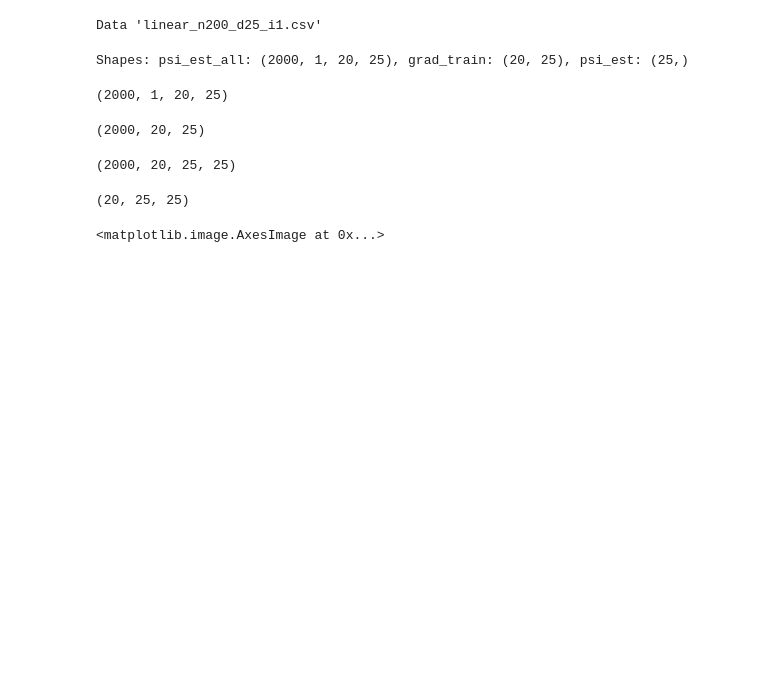
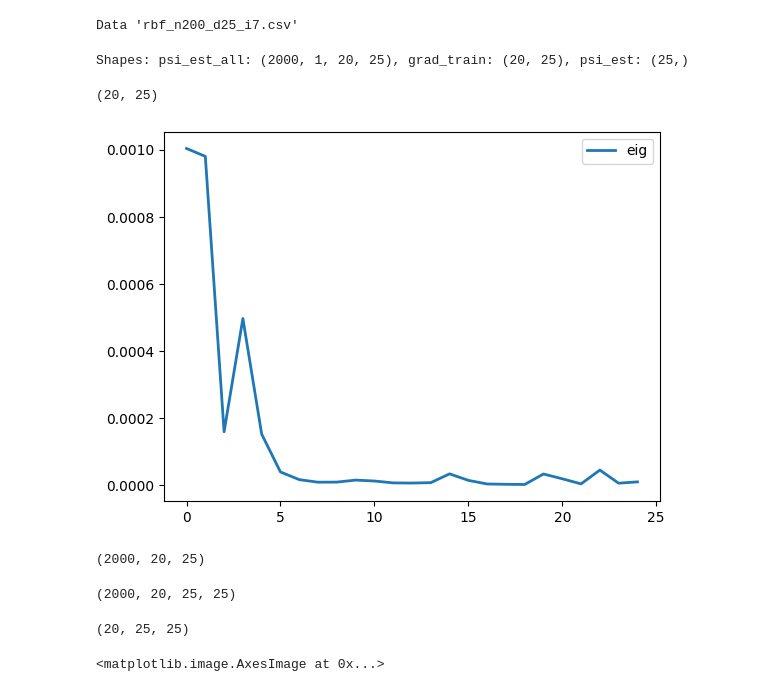
Before and after one commit to Xieyangxinyu/vie, a Jupyter notebook: test.ipynb, the cells around one changed output. Saved outputs shown, nothing was run; the diff lists cells and outputs as text; code cells hidden in the pictures; blank space fills up the shorter version.

```diff
--- a/test.ipynb
+++ b/test.ipynb
@@ -21,11 +21,11 @@ def prepare_training_data(data, n_obs):
   y_test = y_test.to_numpy().reshape(-1, 1).ravel()
   return x_train, y_train, x_test, y_test
 # %%
-dataset_name = 'adult' # @param ['cat', 'cont', 'adult', 'heart', 'mi']
-outcome_type = 'linear' # @param ['linear', 'rbf', 'matern32', 'complex']
+dataset_name = 'cont' # @param ['cat', 'cont', 'adult', 'heart', 'mi']
+outcome_type = 'rbf' # @param ['linear', 'rbf', 'matern32', 'complex']
 n_obs = 200 # @param [100, 200, 500, 1000]
 dim_in = 25 # @param [25, 50, 100, 200]
-rep = 1 # @param
+rep = 7 # @param
 
 data_file = f"{outcome_type}_n{n_obs}_d{dim_in}_i{rep}.csv"
 data_file_path = os.path.join(data_path, dataset_name, data_file)
@@ -34,7 +34,7 @@ print(f"Data '{data_file}'", end='\t', flush=True)
 data = pd.read_csv(data_file_path, index_col=0)
 x_train, y_train, x_test, y_test = prepare_training_data(data, n_obs)
 # %% [output]
-Data 'linear_n200_d25_i1.csv'
+Data 'rbf_n200_d25_i7.csv'
 # %%
 from vie import get_fdt_model
 fdt_out = get_fdt_model(x_train, y_train, c=0.1, sig2=0.01, n_tree=20,
@@ -49,8 +49,25 @@ Shapes: psi_est_all: (2000, 1, 20, 25), grad_train: (20, 25), psi_est: (25,)
 # %%
 psi_est_all = fdt_out[0]
 psi_est_all.shape
+
+grad_train = np.mean(psi_est_all ** 2, axis=(0, 1))
+grad_train.shape
 # %% [output]
-(2000, 1, 20, 25)
+(20, 25)
+# %%
+psi_est = np.median(grad_train, axis=0)
+import matplotlib.pyplot as plt
+
+x = np.linspace(0, dim_in-1, dim_in)
+
+fig, ax = plt.subplots()
+
+ax.plot(x, psi_est, linewidth=2.0, label = "eig")
+
+plt.legend()
+plt.show()
+# %% [output]
+[figure, added]
 # %%
 psi_est_all = psi_est_all.reshape(psi_est_all.shape[0], psi_est_all.shape[2], psi_est_all.shape[3])
 psi_est_all.shape
```
Also changed, not shown: parts of 2 cells of this notebook, 5 other files.
